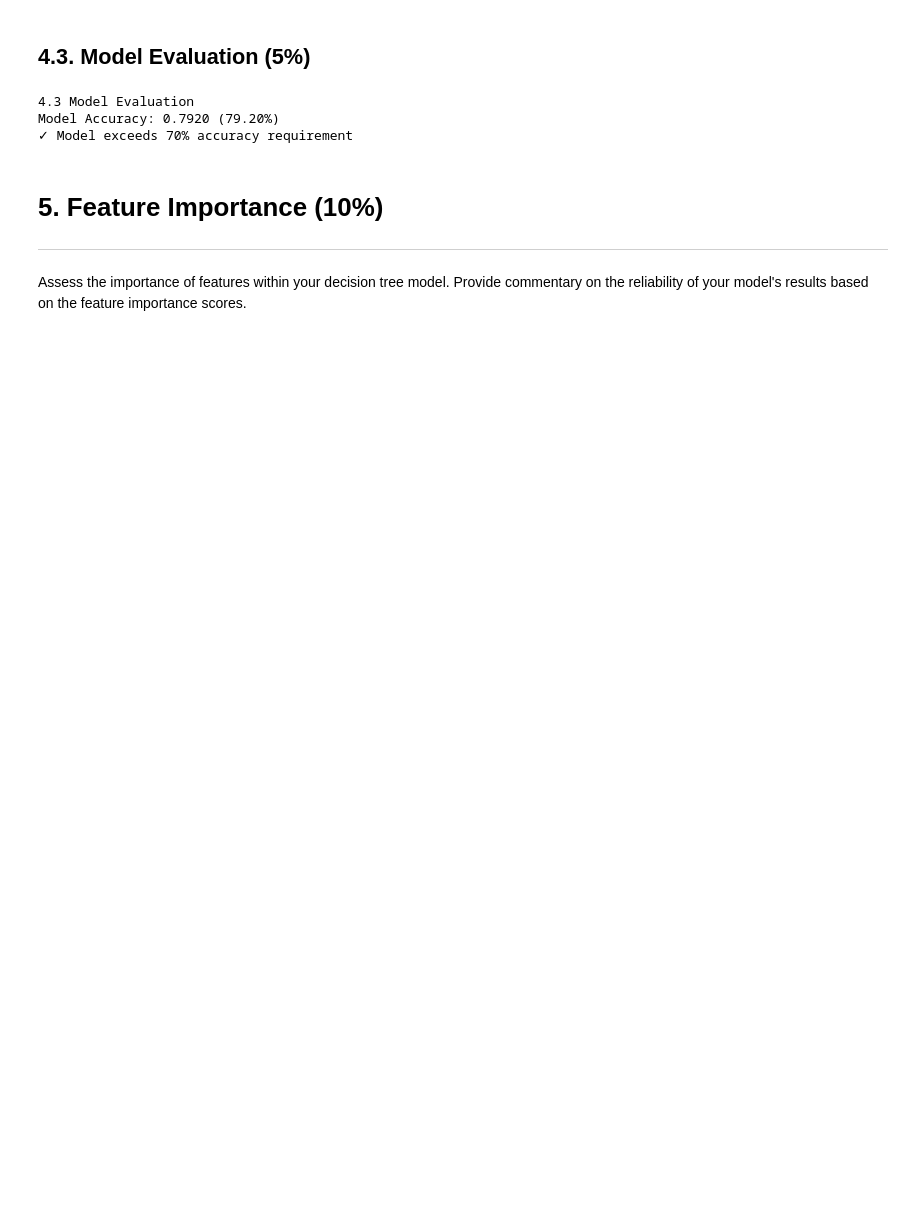
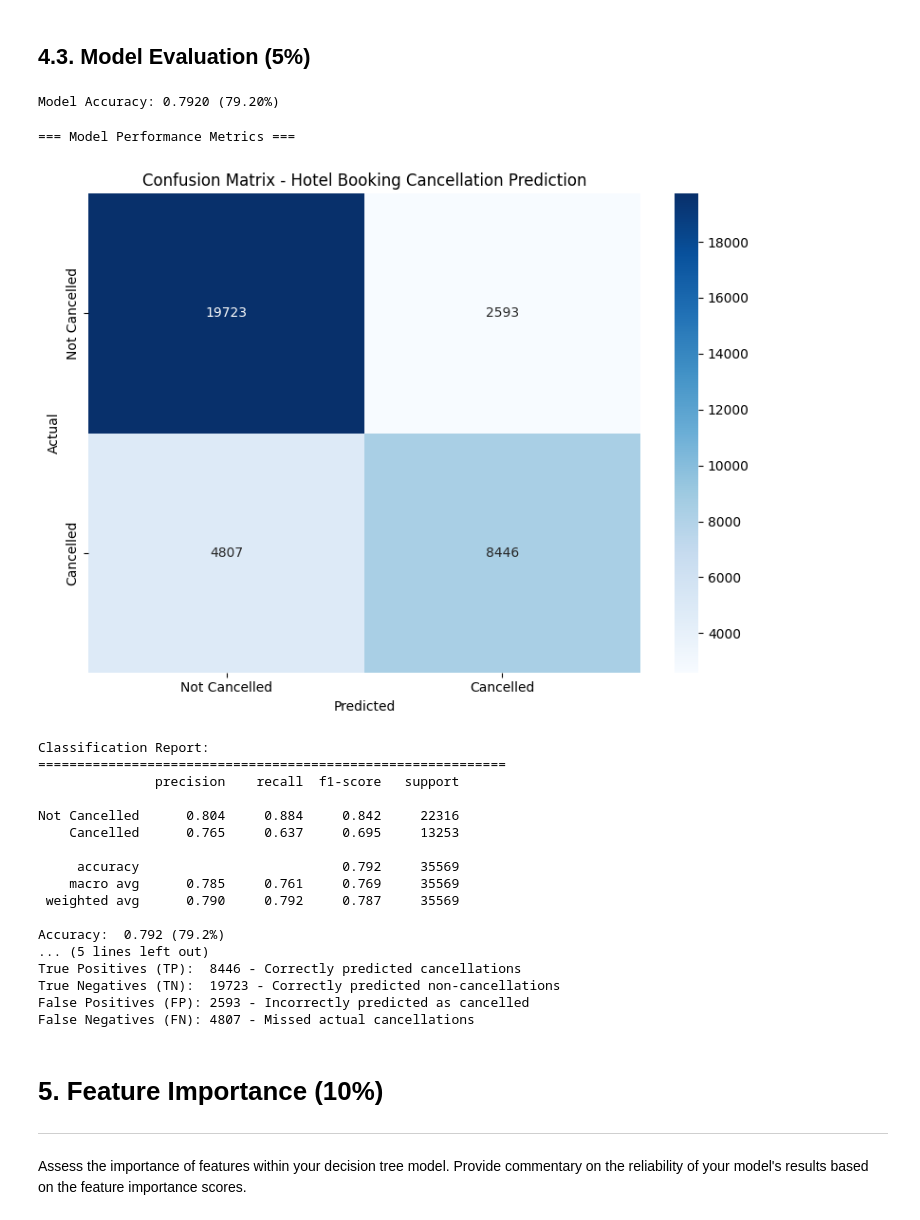
Before and after one commit to mydevfair/data-driven-ai, a Jupyter notebook: Coursework1_template.ipynb, the cells around one changed output. Cells and saved outputs as stored; diff of their text form; code cells hidden in the pictures; blank space fills up the shorter version.

```diff
--- a/Coursework1_template.ipynb
+++ b/Coursework1_template.ipynb
@@ -787,25 +781,80 @@ Decision Tree model trained successfully
 # %% [markdown]
 ## 4.3. Model Evaluation (5%)
 # %%
-# 4.3 Model Evaluation
-print("\n4.3 Model Evaluation")
-
 # Make predictions on test set
 y_pred = model.predict(X_test)
 
 # Calculate accuracy
 accuracy = metrics.accuracy_score(y_test, y_pred)
 print(f"Model Accuracy: {accuracy:.4f} ({accuracy*100:.2f}%)")
-
-# Check if meets requirement
-if accuracy > 0.70:
-    print("✓ Model exceeds 70% accuracy requirement")
-else:
-    print("✗ Model below 70% accuracy requirement")
 # %% [output]
-4.3 Model Evaluation
 Model Accuracy: 0.7920 (79.20%)
-✓ Model exceeds 70% accuracy requirement
+# %%
+# Confusion Matrix and Additional Metrics
+from sklearn.metrics import confusion_matrix, classification_report
+import seaborn as sns
+
+print("\n=== Model Performance Metrics ===\n")
+
+# Confusion Matrix
+cm = confusion_matrix(y_test, y_pred)
+
+# Visualize Confusion Matrix
+plt.figure(figsize=(8, 6))
+sns.heatmap(cm, annot=True, fmt='d', cmap='Blues',
+            xticklabels=['Not Cancelled', 'Cancelled'],
+            yticklabels=['Not Cancelled', 'Cancelled'])
+plt.title('Confusion Matrix - Hotel Booking Cancellation Prediction')
+plt.ylabel('Actual')
+plt.xlabel('Predicted')
+plt.tight_layout()
+plt.show()
+
+# Classification Report
+print("\nClassification Report:")
+print("="*60)
+print(classification_report(y_test, y_pred,
+                          target_names=['Not Cancelled', 'Cancelled'],
+                          digits=3))
+
+# Extract specific metrics
+from sklearn.metrics import f1_score, precision_score, recall_score
+
+f1 = f1_score(y_test, y_pred)
+precision = precision_score(y_test, y_pred)
+recall = recall_score(y_test, y_pred)
+
+print(f"Accuracy:  {accuracy:.3f} ({accuracy*100:.1f}%)")
+print(f"Precision: {precision:.3f} ({precision*100:.1f}%)")
+print(f"Recall:    {recall:.3f} ({recall*100:.1f}%)")
+print(f"F1-Score:  {f1:.3f} ({f1*100:.1f}%)")
+print("\n")
+
+# Interpretation
+print(f"True Positives (TP):  {cm[1,1]} - Correctly predicted cancellations")
+print(f"True Negatives (TN):  {cm[0,0]} - Correctly predicted non-cancellations")
+print(f"False Positives (FP): {cm[0,1]} - Incorrectly predicted as cancelled")
+print(f"False Negatives (FN): {cm[1,0]} - Missed actual cancellations")
+# %% [output]
+=== Model Performance Metrics ===
+[figure, added]
+Classification Report:
+============================================================
+               precision    recall  f1-score   support
+
+Not Cancelled      0.804     0.884     0.842     22316
+    Cancelled      0.765     0.637     0.695     13253
+
+     accuracy                          0.792     35569
+    macro avg      0.785     0.761     0.769     35569
+ weighted avg      0.790     0.792     0.787     35569
+
+Accuracy:  0.792 (79.2%)
+... (5 lines left out)
+True Positives (TP):  8446 - Correctly predicted cancellations
+True Negatives (TN):  19723 - Correctly predicted non-cancellations
+False Positives (FP): 2593 - Incorrectly predicted as cancelled
+False Negatives (FN): 4807 - Missed actual cancellations
 # %% [markdown]
 # 5. Feature Importance (10%)
 
```
Also changed, not shown: parts of 8 cells of this notebook.
